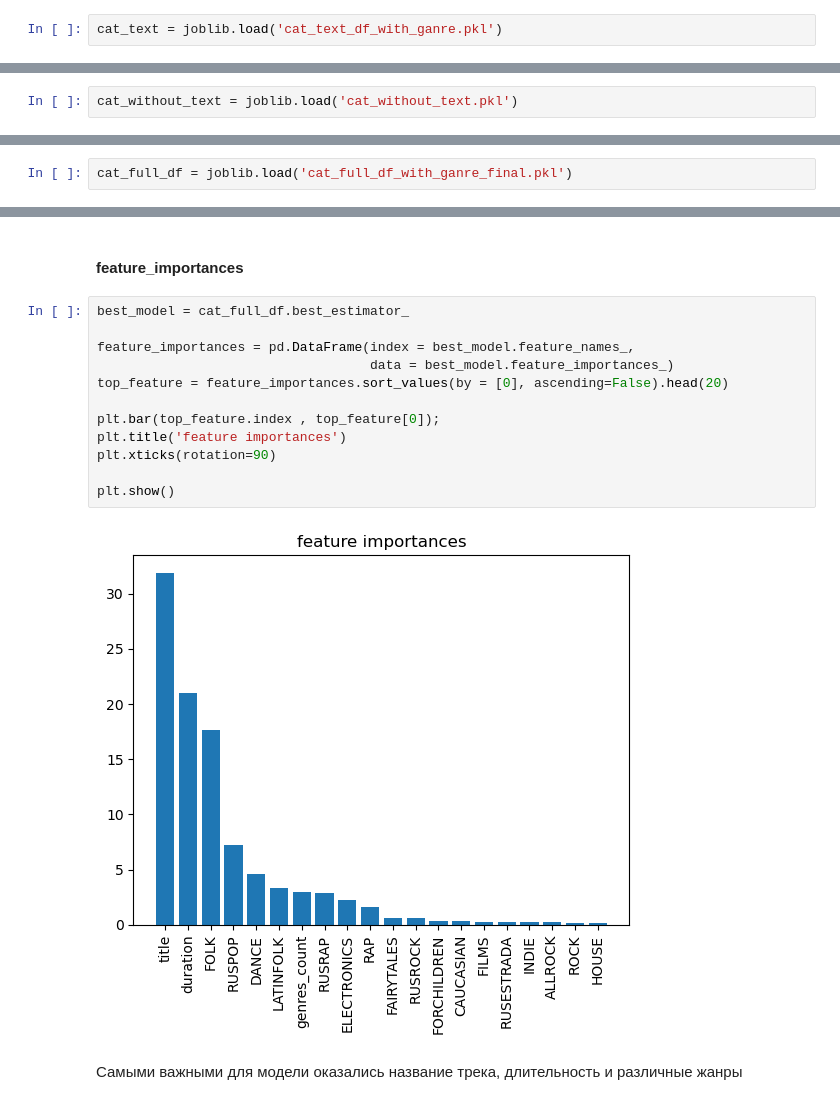
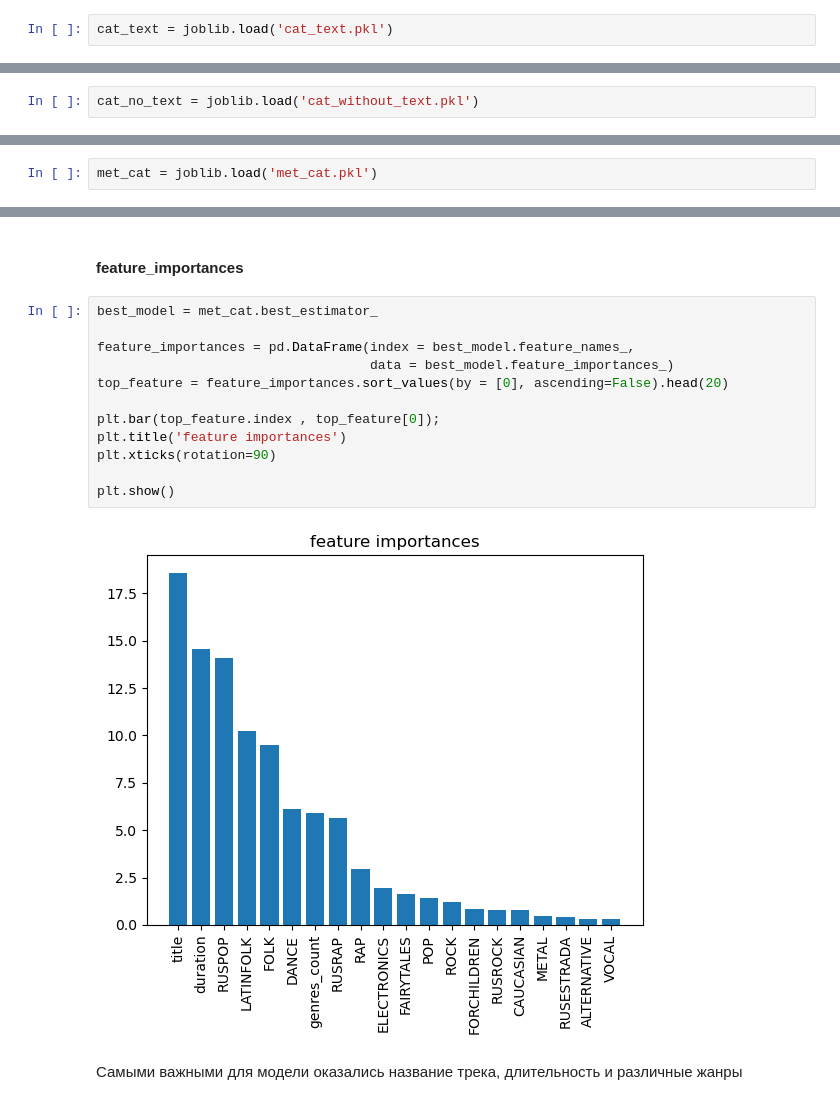
Before and after one commit to EkaterinaIII/Y_Music_NLP, a Jupyter notebook: y_music.ipynb, the cells around one changed output, grey strips where cells are left out. Cells and saved outputs as stored; diff of their text form.

````diff
--- a/y_music.ipynb
+++ b/y_music.ipynb
@@ -715,3 +705,3 @@ print('F1 Score on Train Set:', cat.best_score_)
 ```
 # %%
-cat_text = joblib.load('cat_text_df_with_ganre.pkl')
+cat_text = joblib.load('cat_text.pkl')
@@ -791,3 +782,3 @@ cat_without_text = random_search.fit(X_train, y_train)
 ```
 # %%
-cat_without_text = joblib.load('cat_without_text.pkl')
+cat_no_text = joblib.load('cat_without_text.pkl')
@@ -910,3 +873,3 @@ print('F1 Score on Train Set:', cat.best_score_)
 ```
 # %%
-cat_full_df = joblib.load('cat_full_df_with_ganre_final.pkl')
+met_cat = joblib.load('met_cat.pkl')
@@ -935,19 +895,19 @@ F1 Score on Test Set: 0.9819165033611987
 # %% [markdown]
 #### feature_importances
 # %%
-best_model = cat_full_df.best_estimator_
+best_model = met_cat.best_estimator_
 
 feature_importances = pd.DataFrame(index = best_model.feature_names_,
                                    data = best_model.feature_importances_)
 top_feature = feature_importances.sort_values(by = [0], ascending=False).head(20)
 
 plt.bar(top_feature.index , top_feature[0]);
 plt.title('feature importances')
 plt.xticks(rotation=90)
 
 plt.show()
 # %% [output]
-[figure, old version]
+[figure, new version]
 # %% [markdown]
 Самыми важными для модели оказались название трека, длительность и различные жанры
 # %%
````
Also changed, not shown: parts of 34 cells of this notebook, 6 other files.
